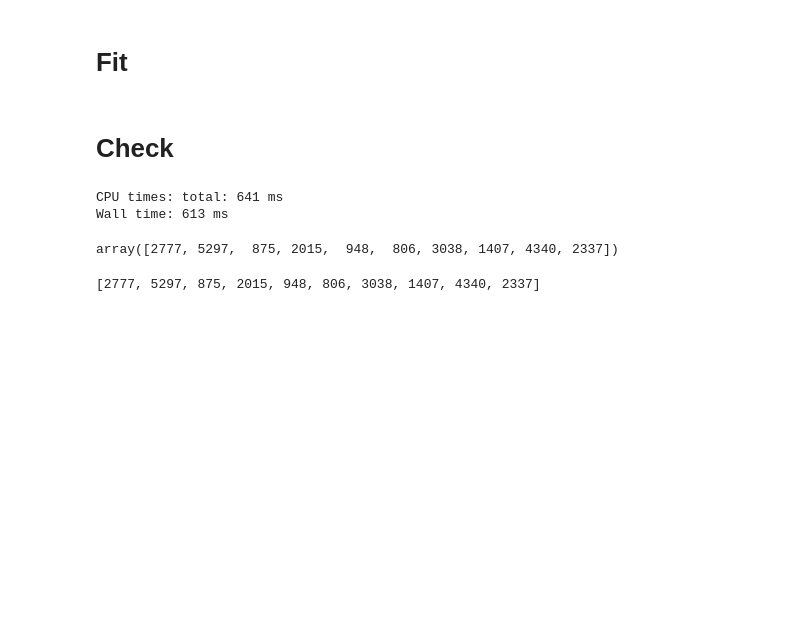
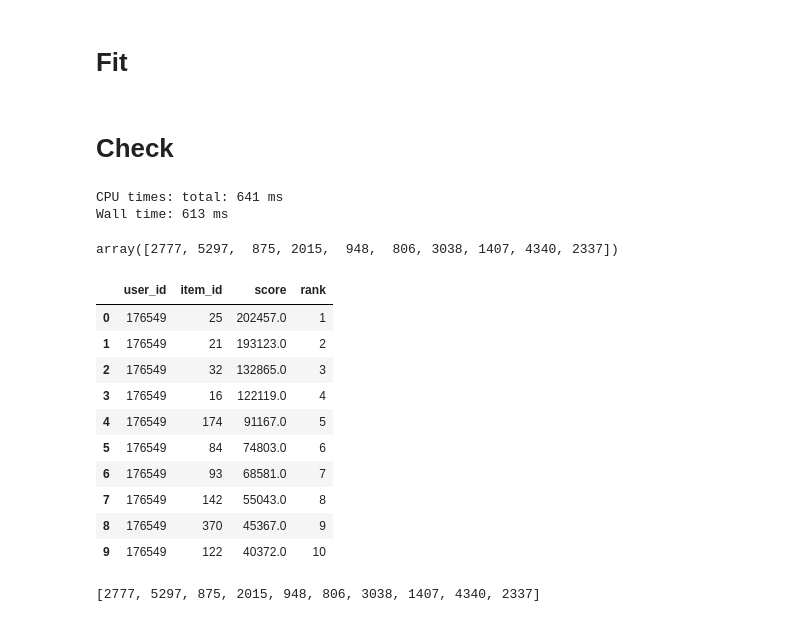
Before and after one commit to EasySocHacks/RecSys, a Jupyter notebook: notebooks/hw3.ipynb, the cells around one changed output. Saved outputs shown, nothing was run; the diff lists cells and outputs as text; code cells hidden in the pictures; blank space fills up the shorter version.

```diff
--- a/notebooks/hw3.ipynb
+++ b/notebooks/hw3.ipynb
@@ -347,7 +336,7 @@ to maintain previous combination as the most desirable.`
 # %% [markdown]
 # Fit
 # %%
-userknn_model = UserKnn(BM25Recommender())
+userknn_model = UserKnn(TFIDFRecommender())
 userknn_model.fit(rec_interactions.df, save=True)
 # %% [markdown]
 # Check
@@ -363,6 +352,20 @@ Wall time: 613 ms
 userknn_model._predict_userknn(176549, 10)
 # %% [output]
 array([2777, 5297,  875, 2015,  948,  806, 3038, 1407, 4340, 2337])
+# %%
+userknn_model.recommend(pd.DataFrame({"user_id": [176549]}))
+# %% [output]
+|  | user_id | item_id | score | rank |
+| 0 | 176549 | 25 | 202457.0 | 1 |
+| 1 | 176549 | 21 | 193123.0 | 2 |
+| 2 | 176549 | 32 | 132865.0 | 3 |
+| 3 | 176549 | 16 | 122119.0 | 4 |
+| 4 | 176549 | 174 | 91167.0 | 5 |
+| 5 | 176549 | 84 | 74803.0 | 6 |
+| 6 | 176549 | 93 | 68581.0 | 7 |
+| 7 | 176549 | 142 | 55043.0 | 8 |
+| 8 | 176549 | 370 | 45367.0 | 9 |
+| 9 | 176549 | 122 | 40372.0 | 10 |
 # %%
 userknn_model.predict(176549, 10)
 # %% [output]
```
Also changed, not shown: parts of 8 cells of this notebook.
